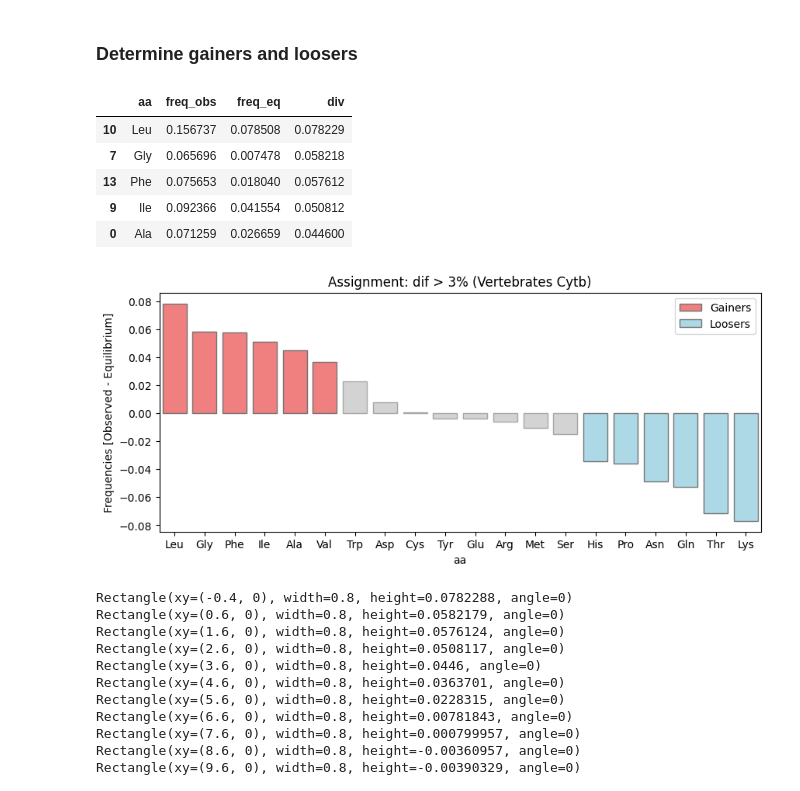
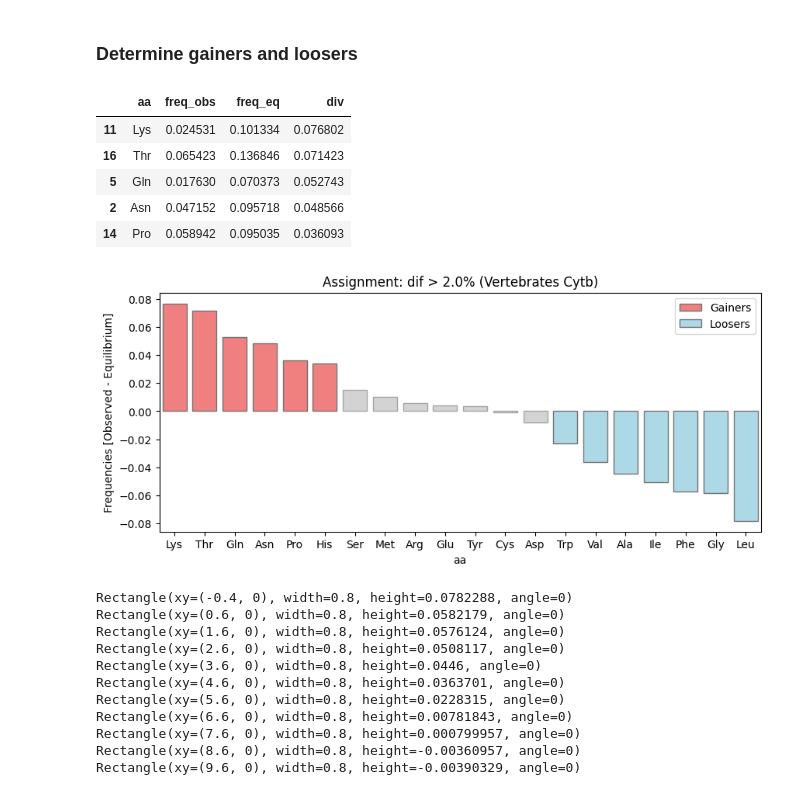
Before and after one commit to mitoclub/AminoAcidShift, a Jupyter notebook: eq_freqs/prepare_data_for_aa_shift.ipynb, the cells around one changed output. Cells and saved outputs as stored; diff of their text form; code cells hidden in the pictures.

```diff
--- a/eq_freqs/prepare_data_for_aa_shift.ipynb
+++ b/eq_freqs/prepare_data_for_aa_shift.ipynb
@@ -327,38 +327,38 @@ Pearson Corr: 0.22
 # %%
 aa_freqs_div = obs_aa_freqs.groupby('aa').freq.mean().reset_index()\
     .merge(eq_freqs_aa, on='aa', suffixes=('_obs', '_eq'))
-aa_freqs_div['div'] = (aa_freqs_div.freq_obs - aa_freqs_div.freq_eq)# / aa_freqs_div.freq_eq
+aa_freqs_div['div'] = (aa_freqs_div.freq_eq - aa_freqs_div.freq_obs)# / aa_freqs_div.freq_eq
 aa_freqs_div = aa_freqs_div.sort_values('div', ascending=False)
 aa_freqs_div.head()
 # %% [output]
 |  | aa | freq_obs | freq_eq | div |
-| 10 | Leu | 0.156737 | 0.078508 | 0.078229 |
-| 7 | Gly | 0.065696 | 0.007478 | 0.058218 |
-| 13 | Phe | 0.075653 | 0.018040 | 0.057612 |
-| 9 | Ile | 0.092366 | 0.041554 | 0.050812 |
-| 0 | Ala | 0.071259 | 0.026659 | 0.044600 |
+| 11 | Lys | 0.024531 | 0.101334 | 0.076802 |
+| 16 | Thr | 0.065423 | 0.136846 | 0.071423 |
+| 5 | Gln | 0.017630 | 0.070373 | 0.052743 |
+| 2 | Asn | 0.047152 | 0.095718 | 0.048566 |
+| 14 | Pro | 0.058942 | 0.095035 | 0.036093 |
 # %%
-THRESHOLD = 0.03
+THRESHOLD = 0.02
 
 plt.figure(figsize=(10, 4))
 ax = sns.barplot(data=aa_freqs_div, x='aa', y='div', color='lightgray', edgecolor=".65")
 for bar in ax.patches:
     if bar.get_height() > THRESHOLD:
         bar.set_color('lightcoral')
         bar.set_edgecolor('0.45')
     if bar.get_height() < -THRESHOLD:
         bar.set_color('lightblue')
         bar.set_edgecolor('0.45')
 
 plt.legend([plt.Rectangle((0,0),1,1,fc="lightcoral", edgecolor = '0.45'),
             plt.Rectangle((0,0),1,1,fc='lightblue', edgecolor = '0.45')],
            ['Gainers', 'Loosers'], loc='upper right')
 
-plt.title(f'Assignment: dif > {THRESHOLD*100:.0f}% (Vertebrates Cytb)')
+plt.title(f'Assignment: dif > {THRESHOLD*100:.1f}% (Vertebrates Cytb)')
 plt.ylabel('Frequencies [Observed - Equilibrium]')
 plt.show()
 # %% [output]
-[figure, old version]
+[figure, new version]
 # %%
 # %% [output]
 Rectangle(xy=(-0.4, 0), width=0.8, height=0.0782288, angle=0)
```
